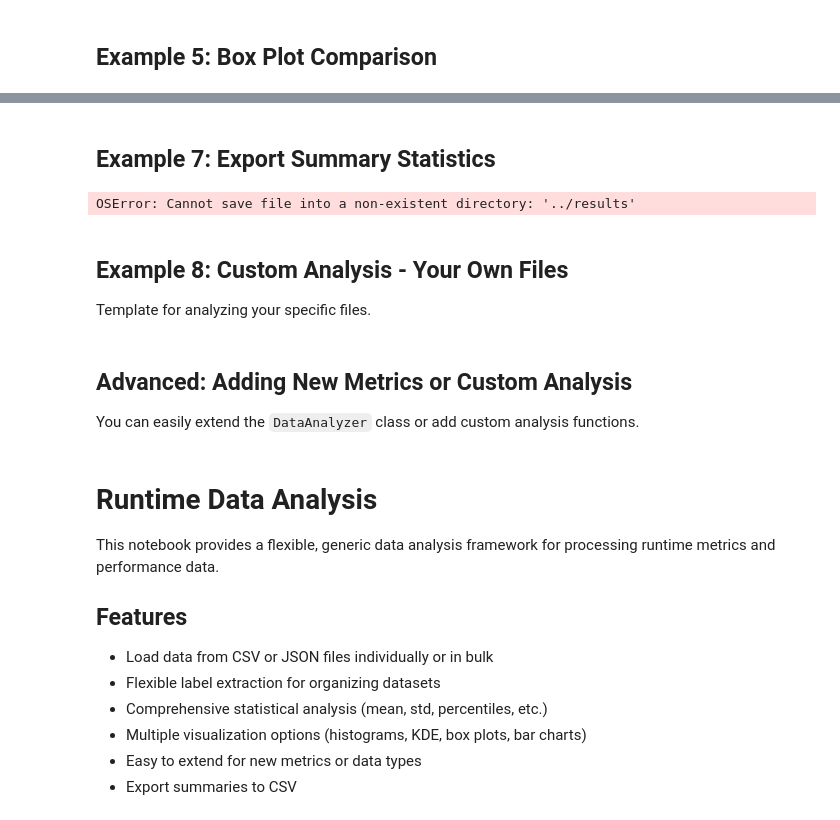
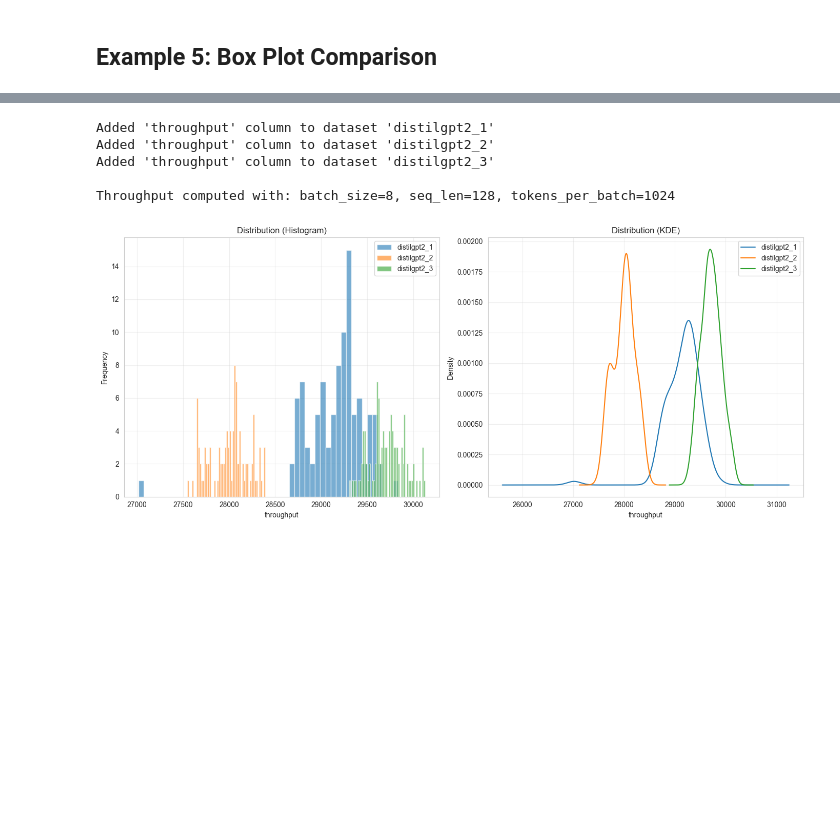
Before and after one commit to Ak33ra/15-418-final-project, a Jupyter notebook: notebooks/analysis.ipynb, the cells around one changed output, grey strips where cells are left out. Saved outputs shown, nothing was run; the diff lists cells and outputs as text; code cells hidden in the pictures; blank space fills up the shorter version.

```diff
--- a/notebooks/analysis.ipynb
+++ b/notebooks/analysis.ipynb
@@ -417,15 +663,0 @@ Loaded 100 samples from distilgpt2_3_distilgpt2_b8_L128_latencies_ms.csv
-# %% [markdown]
-## Example 7: Export Summary Statistics
-# %%
-# Export statistics to CSV
-analyzer.export_summary('../results/summary_statistics.csv', percentiles=[50, 75, 90, 95, 99])
-
-# You can also access the stats DataFrame directly
-stats_df = analyzer.compute_statistics()
-# ... and do further analysis or custom exports
-# %% [output]
-OSError: Cannot save file into a non-existent directory: '../results'
-# %% [markdown]
-## Example 8: Custom Analysis - Your Own Files
-
-Template for analyzing your specific files.
@@ -474,4 +663,0 @@ print("Edit this cell with your specific files and analysis needs!")
-# %% [markdown]
-## Advanced: Adding New Metrics or Custom Analysis
-
-You can easily extend the `DataAnalyzer` class or add custom analysis functions.
@@ -527,12 +664,14 @@ print("Custom analysis functions defined!")
-# %% [markdown]
-# Runtime Data Analysis
-
-This notebook provides a flexible, generic data analysis framework for processing runtime metrics and performance data.
-
-## Features
-- Load data from CSV or JSON files individually or in bulk
-- Flexible label extraction for organizing datasets
-- Comprehensive statistical analysis (mean, std, percentiles, etc.)
-- Multiple visualization options (histograms, KDE, box plots, bar charts)
-- Easy to extend for new metrics or data types
-- Export summaries to CSV
+# %%
+#Caclulate throughput
+triple_analyzer.add_throughput_column(latency_column='latency_ms',
+                      batch_size=8,
+                      seq_len=128)
+
+triple_analyzer.plot_distributions(column='throughput', plot_type='both', bins=50)
+# %% [output]
+Added 'throughput' column to dataset 'distilgpt2_1'
+Added 'throughput' column to dataset 'distilgpt2_2'
+Added 'throughput' column to dataset 'distilgpt2_3'
+
+Throughput computed with: batch_size=8, seq_len=128, tokens_per_batch=1024
+[figure, added]
```
Also changed, not shown: parts of 17 cells of this notebook, 1 other file.
